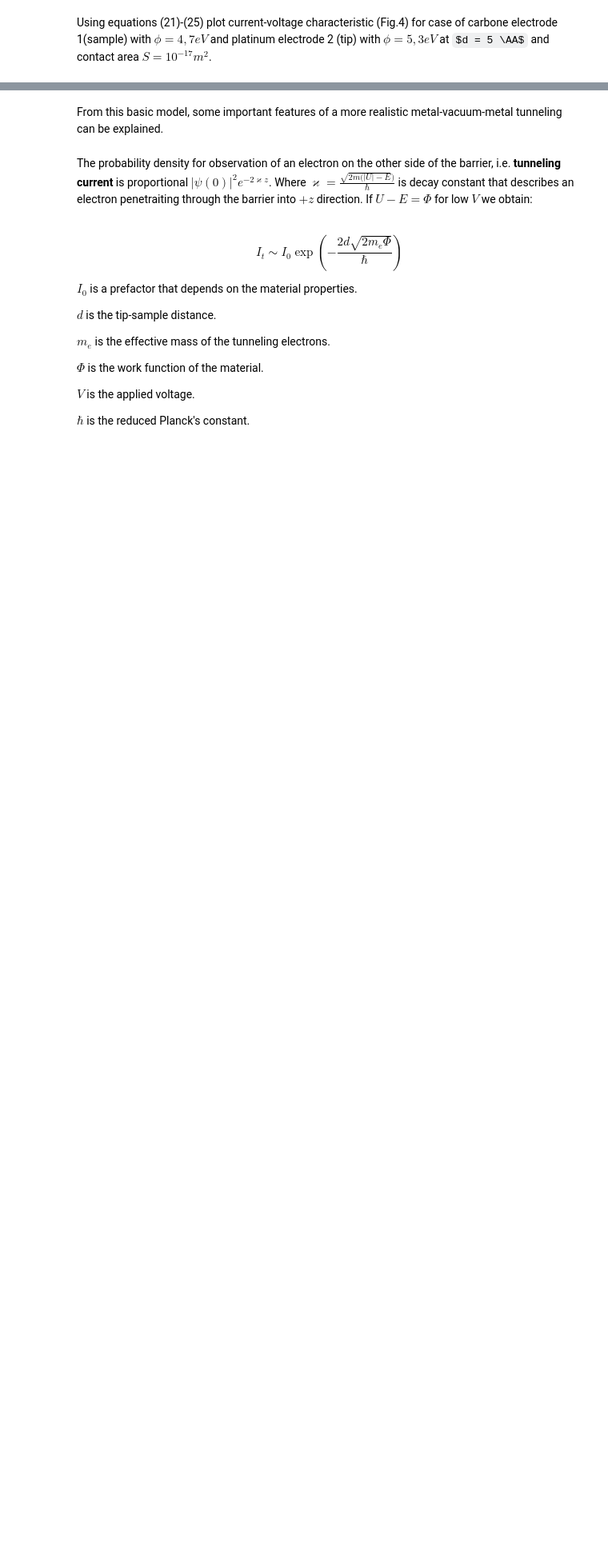
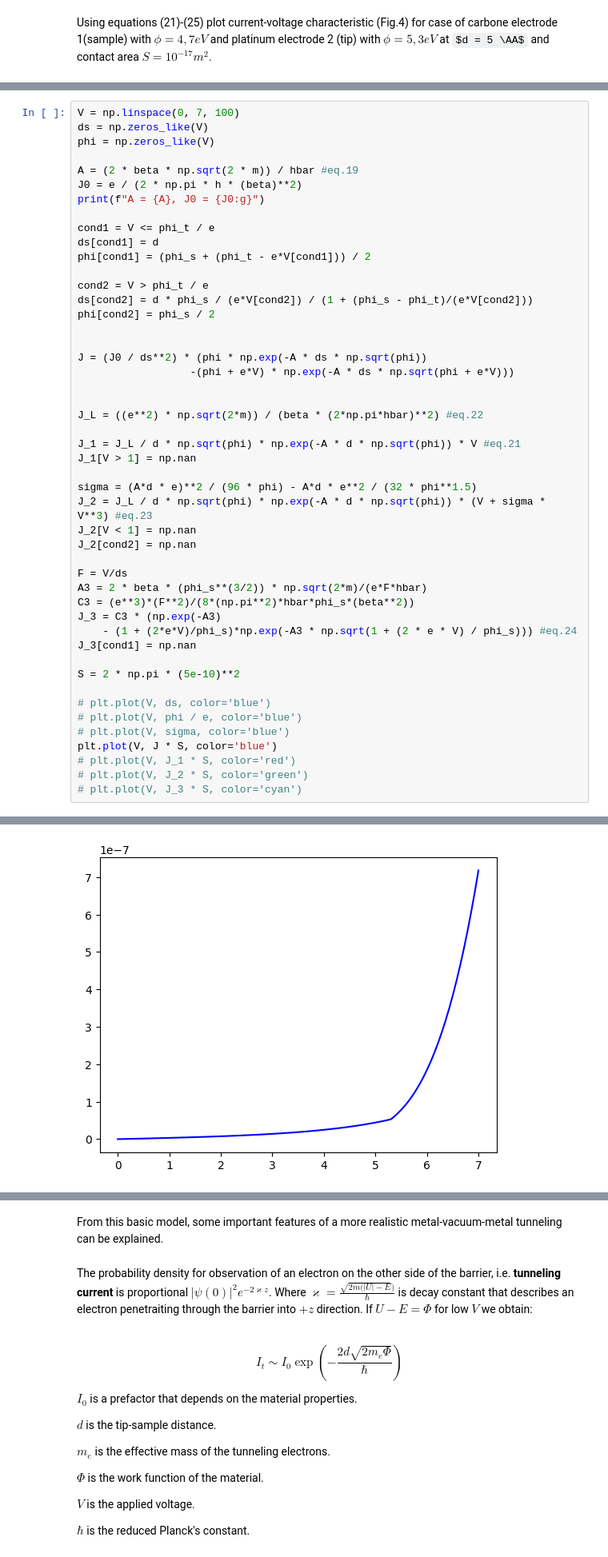
Before and after one commit to MariyaSV78/notebook_STM, a Jupyter notebook: STM/STM.ipynb, the cells around one changed output, grey strips where cells are left out. Shown at 80% size. Saved outputs shown, nothing was run; the diff lists cells and outputs as text; some formulas as TeX source; blank space fills up the shorter version.

```diff
--- a/STM/STM.ipynb
+++ b/STM/STM.ipynb
@@ -515,0 +531,49 @@ F=[5. 5. 5. 5. 5. 5. 5. 5. 5. 5. 5. 5. 5. 5. 5. 5. 5. 5. 5. 5. 5. 5. 5. 5.
+# %%
+V = np.linspace(0, 7, 100)
+ds = np.zeros_like(V)
+phi = np.zeros_like(V)
+
+A = (2 * beta * np.sqrt(2 * m)) / hbar #eq.19
+J0 = e / (2 * np.pi * h * (beta)**2)
+print(f"A = {A}, J0 = {J0:g}")
+
+cond1 = V <= phi_t / e
+ds[cond1] = d
+phi[cond1] = (phi_s + (phi_t - e*V[cond1])) / 2
+
+cond2 = V > phi_t / e
+ds[cond2] = d * phi_s / (e*V[cond2]) / (1 + (phi_s - phi_t)/(e*V[cond2]))
+phi[cond2] = phi_s / 2
+
+
+J = (J0 / ds**2) * (phi * np.exp(-A * ds * np.sqrt(phi))
+                  -(phi + e*V) * np.exp(-A * ds * np.sqrt(phi + e*V)))
+
+
+J_L = ((e**2) * np.sqrt(2*m)) / (beta * (2*np.pi*hbar)**2) #eq.22
+
+J_1 = J_L / d * np.sqrt(phi) * np.exp(-A * d * np.sqrt(phi)) * V #eq.21
+J_1[V > 1] = np.nan
+
+sigma = (A*d * e)**2 / (96 * phi) - A*d * e**2 / (32 * phi**1.5)
+J_2 = J_L / d * np.sqrt(phi) * np.exp(-A * d * np.sqrt(phi)) * (V + sigma * V**3) #eq.23
+J_2[V < 1] = np.nan
+J_2[cond2] = np.nan
+
+F = V/ds
+A3 = 2 * beta * (phi_s**(3/2)) * np.sqrt(2*m)/(e*F*hbar)
+C3 = (e**3)*(F**2)/(8*(np.pi**2)*hbar*phi_s*(beta**2))
+J_3 = C3 * (np.exp(-A3)
+    - (1 + (2*e*V)/phi_s)*np.exp(-A3 * np.sqrt(1 + (2 * e * V) / phi_s))) #eq.24
+J_3[cond1] = np.nan
+
+S = 2 * np.pi * (5e-10)**2
+
+# plt.plot(V, ds, color='blue')
+# plt.plot(V, phi / e, color='blue')
+# plt.plot(V, sigma, color='blue')
+plt.plot(V, J * S, color='blue')
+# plt.plot(V, J_1 * S, color='red')
+# plt.plot(V, J_2 * S, color='green')
+# plt.plot(V, J_3 * S, color='cyan')
+# %% [output]
@@ -515,0 +582 @@ F=[5. 5. 5. 5. 5. 5. 5. 5. 5. 5. 5. 5. 5. 5. 5. 5. 5. 5. 5. 5. 5. 5. 5. 5.
+[figure, added]
```
Also changed, not shown: parts of 13 cells of this notebook.
